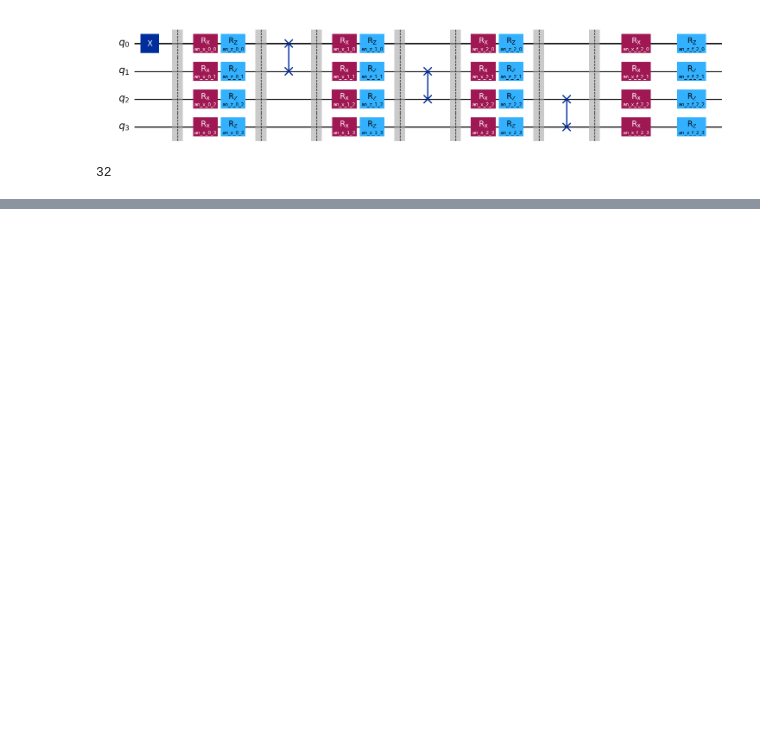
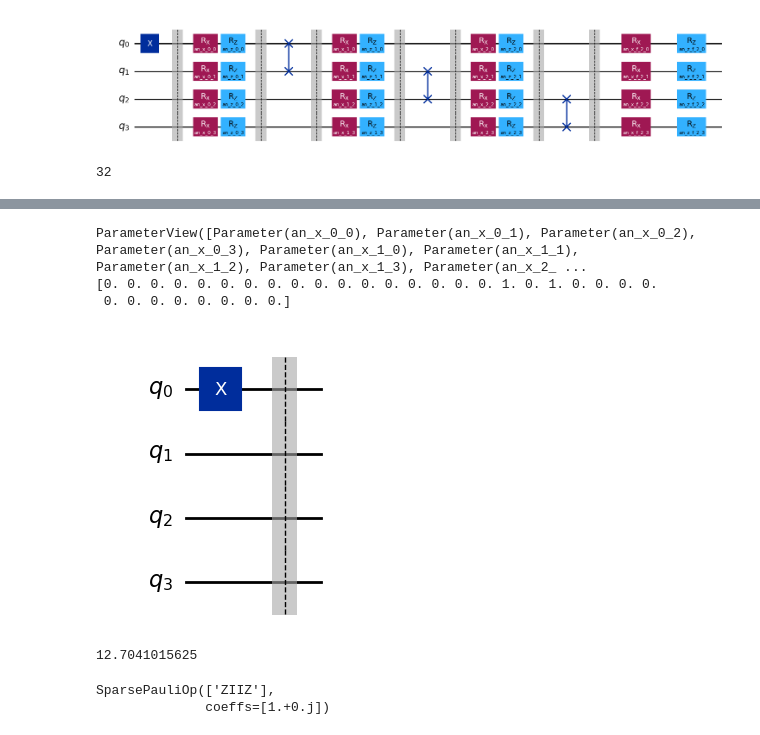
Before and after one commit to sofips/optimal_qst, a Jupyter notebook: Swap_swap_swap.ipynb, the cells around one changed output, grey strips where cells are left out. Saved outputs shown, nothing was run; the diff lists cells and outputs as text; code cells hidden in the pictures; blank space fills up the shorter version.

```diff
--- a/Swap_swap_swap.ipynb
+++ b/Swap_swap_swap.ipynb
@@ -161,0 +237,53 @@ NameError: name 'res' is not defined
+# %%
+print(qc.parameters)
+print(res.x)
+# %% [output]
+ParameterView([Parameter(an_x_0_0), Parameter(an_x_0_1), Parameter(an_x_0_2), Parameter(an_x_0_3), Parameter(an_x_1_0), Parameter(an_x_1_1), Parameter(an_x_1_2), Parameter(an_x_1_3), Parameter(an_x_2_ ...
+[0. 0. 0. 0. 0. 0. 0. 0. 0. 0. 0. 0. 0. 0. 0. 0. 0. 1. 0. 1. 0. 0. 0. 0.
+ 0. 0. 0. 0. 0. 0. 0. 0.]
+# %%
+nqubit=4
+qc4=QuantumCircuit(nqubit)
+c_depth=nqubit-1
+
+qc4.x(0)
+qc4.barrier()
+# for d in range(c_depth):
+#     #U_out.add_gate(time_evol_gate)
+
+#     for i in range(nqubit):
+#         angle = Parameter(f'an_x_{d}_{i}')#2.0 * np.pi * np.random.rand()
+#         qc4.rx(angle,i)
+#         angle = Parameter(f'an_z_{d}_{i}')#2.0 * np.pi * np.random.rand()
+#         qc4.rz(angle,i)
+#     qc4.barrier()
+#     qc4.swap(d,d+1)
+#     qc4.barrier()
+# for i in range(nqubit):
+#     angle = Parameter(f'an_x_f_{d}_{i}')#2.0 * np.pi * np.random.rand()
+#     qc4.rx(angle,i)
+#     angle = Parameter(f'an_z_f_{d}_{i}')#2.0 * np.pi * np.random.rand()
+#     qc4.rz(angle,i)
+
+qc4.draw("mpl", style="iqp")
+# %% [output]
+[figure, added]
+# %%
+estimator = Estimator(backend=backend)
+pub = (qc4, [hamiltonian])
+
+result = estimator.run(pubs=[pub]).result()
+
+print(result[0].data.evs[0])
+#formatted_results = {bin(key)[2:].zfill(qc.num_qubits): value for key, value in counts.quasi_dists[0].items()}
+#plot_histogram(counts.counts())
+# %% [output]
+12.7041015625
+# %%
+pauli_list = ['ZIIZ' ] #, 'IZII', 'IIZI', 'IIIZ']
+
+hamiltonian = SparsePauliOp(pauli_list, [1.0]) #, 0.0, 1.0, 1.0])
+print(hamiltonian)
+# %% [output]
+SparsePauliOp(['ZIIZ'],
+              coeffs=[1.+0.j])
```
Also changed, not shown: parts of 14 cells of this notebook, 1 other file.
